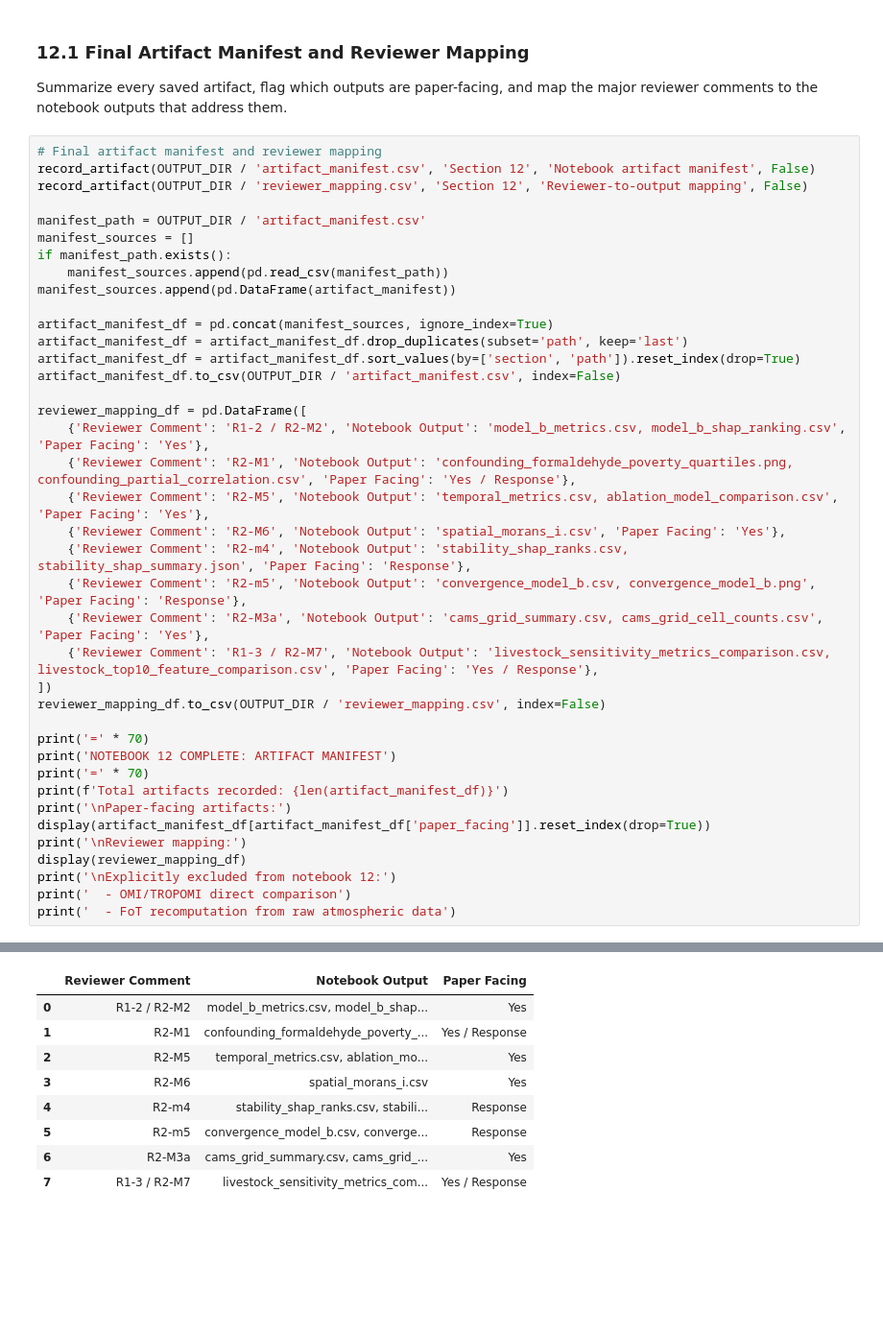
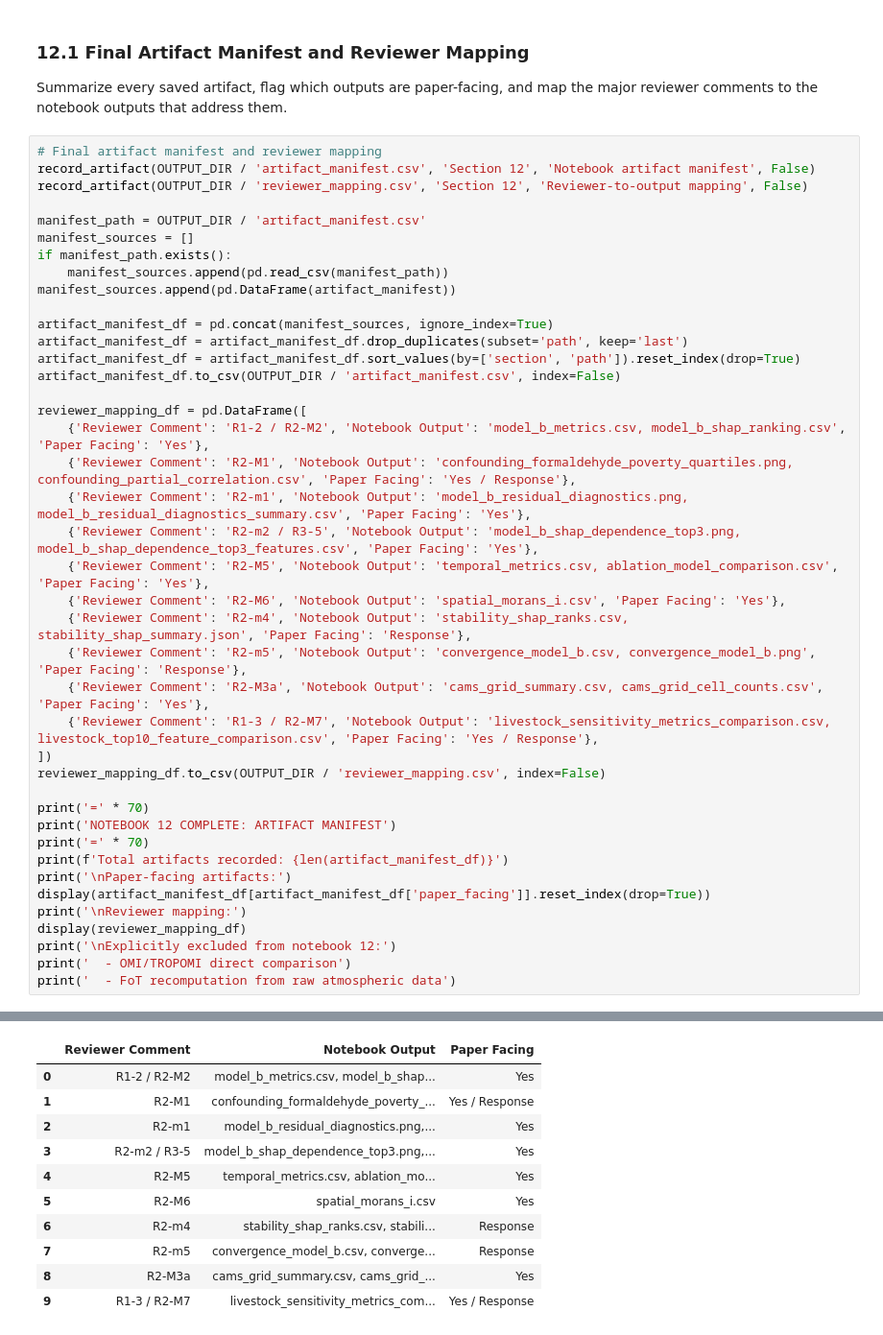
Before and after one commit to samyakshrestha/predicting-life-expectancy, a Jupyter notebook: notebooks_clean/12_revision_analyses.ipynb, the cells around one changed output, grey strips where cells are left out. Shown at 96% size. Saved outputs shown, nothing was run; the diff lists cells and outputs as text; blank space fills up the shorter version.

Commit message:
Fixed SHAP dependency plot and added residual plot

```diff
--- a/notebooks_clean/12_revision_analyses.ipynb
+++ b/notebooks_clean/12_revision_analyses.ipynb
@@ -2215,6 +2358,8 @@ artifact_manifest_df.to_csv(OUTPUT_DIR / 'artifact_manifest.csv', index=False)
 reviewer_mapping_df = pd.DataFrame([
     {'Reviewer Comment': 'R1-2 / R2-M2', 'Notebook Output': 'model_b_metrics.csv, model_b_shap_ranking.csv', 'Paper Facing': 'Yes'},
     {'Reviewer Comment': 'R2-M1', 'Notebook Output': 'confounding_formaldehyde_poverty_quartiles.png, confounding_partial_correlation.csv', 'Paper Facing': 'Yes / Response'},
+    {'Reviewer Comment': 'R2-m1', 'Notebook Output': 'model_b_residual_diagnostics.png, model_b_residual_diagnostics_summary.csv', 'Paper Facing': 'Yes'},
+    {'Reviewer Comment': 'R2-m2 / R3-5', 'Notebook Output': 'model_b_shap_dependence_top3.png, model_b_shap_dependence_top3_features.csv', 'Paper Facing': 'Yes'},
     {'Reviewer Comment': 'R2-M5', 'Notebook Output': 'temporal_metrics.csv, ablation_model_comparison.csv', 'Paper Facing': 'Yes'},
     {'Reviewer Comment': 'R2-M6', 'Notebook Output': 'spatial_morans_i.csv', 'Paper Facing': 'Yes'},
     {'Reviewer Comment': 'R2-m4', 'Notebook Output': 'stability_shap_ranks.csv, stability_shap_summary.json', 'Paper Facing': 'Response'},
@@ -2252,13 +2399,15 @@ Paper-facing artifacts:
 Reviewer mapping:
 |  | Reviewer Comment | Notebook Output | Paper Facing |
 | 0 | R1-2 / R2-M2 | model_b_metrics.csv, model_b_shap... | Yes |
 | 1 | R2-M1 | confounding_formaldehyde_poverty_... | Yes / Response |
-| 2 | R2-M5 | temporal_metrics.csv, ablation_mo... | Yes |
-| 3 | R2-M6 | spatial_morans_i.csv | Yes |
-| 4 | R2-m4 | stability_shap_ranks.csv, stabili... | Response |
-| 5 | R2-m5 | convergence_model_b.csv, converge... | Response |
-| 6 | R2-M3a | cams_grid_summary.csv, cams_grid_... | Yes |
-| 7 | R1-3 / R2-M7 | livestock_sensitivity_metrics_com... | Yes / Response |
+| 2 | R2-m1 | model_b_residual_diagnostics.png,... | Yes |
+| 3 | R2-m2 / R3-5 | model_b_shap_dependence_top3.png,... | Yes |
+| 4 | R2-M5 | temporal_metrics.csv, ablation_mo... | Yes |
+| 5 | R2-M6 | spatial_morans_i.csv | Yes |
+| 6 | R2-m4 | stability_shap_ranks.csv, stabili... | Response |
+| 7 | R2-m5 | convergence_model_b.csv, converge... | Response |
+| 8 | R2-M3a | cams_grid_summary.csv, cams_grid_... | Yes |
+| 9 | R1-3 / R2-M7 | livestock_sensitivity_metrics_com... | Yes / Response |
 Explicitly excluded from notebook 12:
   - OMI/TROPOMI direct comparison
   - FoT recomputation from raw atmospheric data
```
Also changed, not shown: parts of 5 cells of this notebook, 2 other files.
